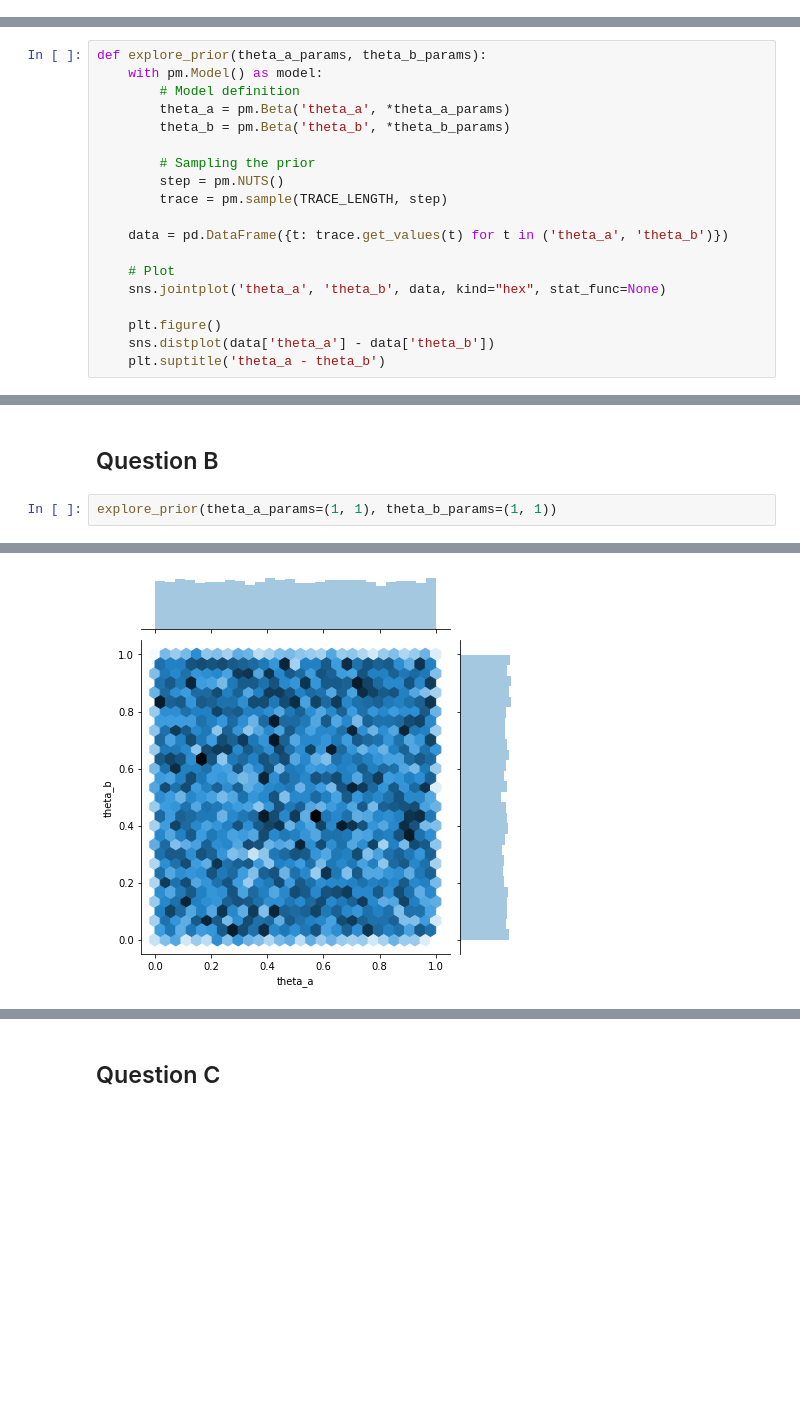
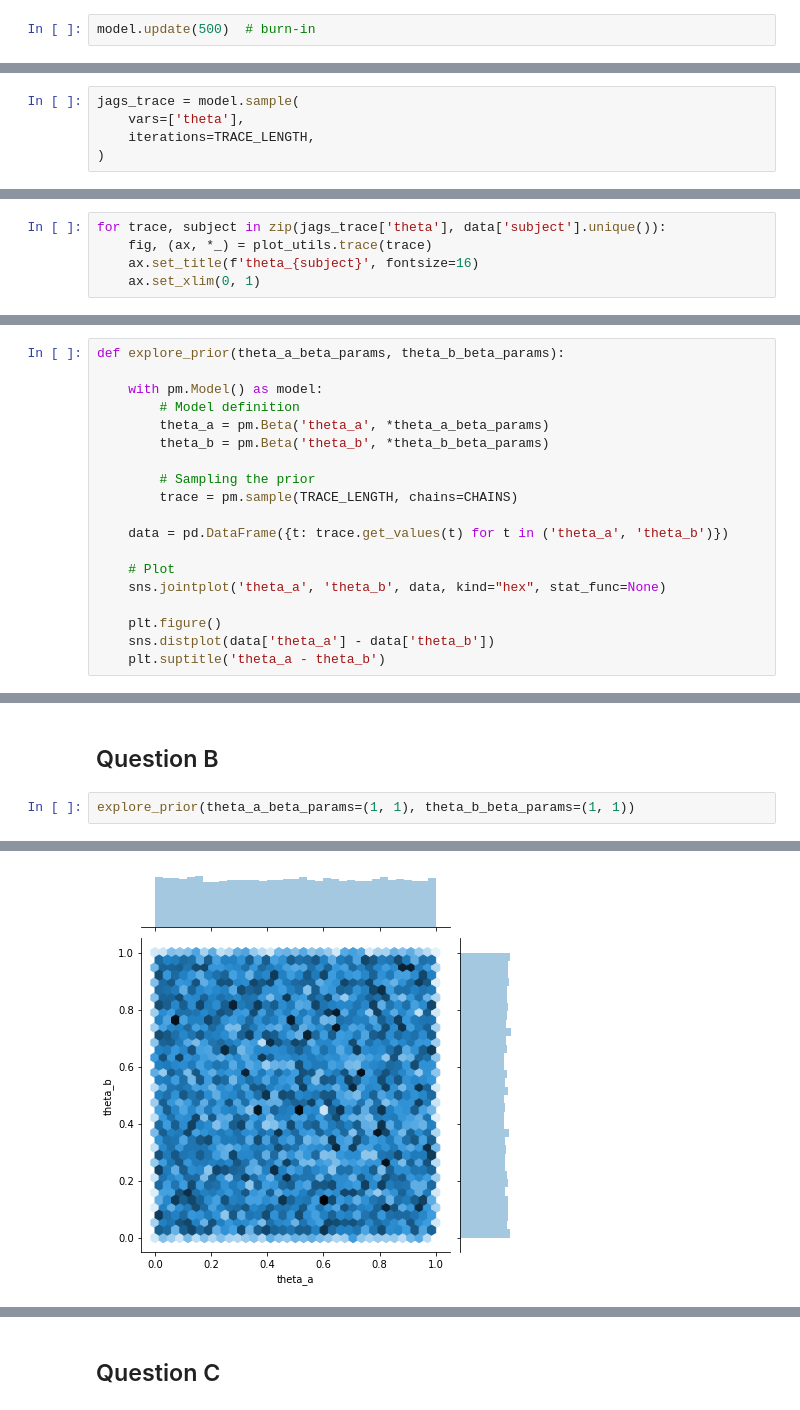
Before and after one commit to Nagasaki45/dbdapy, a Jupyter notebook: ch08.ipynb, the cells around one changed output, grey strips where cells are left out. Cells and saved outputs as stored; diff of their text form; blank space fills up the shorter version.

```diff
--- a/ch08.ipynb
+++ b/ch08.ipynb
@@ -92,0 +77,2 @@ Priors are that the paramaters are both beta distributed, but with different bet
+# %%
+model.update(500)  # burn-in
@@ -92,0 +81,5 @@ Priors are that the paramaters are both beta distributed, but with different bet
+# %%
+jags_trace = model.sample(
+    vars=['theta'],
+    iterations=TRACE_LENGTH,
+)
@@ -92,0 +88,5 @@ Priors are that the paramaters are both beta distributed, but with different bet
+# %%
+for trace, subject in zip(jags_trace['theta'], data['subject'].unique()):
+    fig, (ax, *_) = plot_utils.trace(trace)
+    ax.set_title(f'theta_{subject}', fontsize=16)
+    ax.set_xlim(0, 1)
@@ -93,13 +103,13 @@ Priors are that the paramaters are both beta distributed, but with different bet
 # %%
-def explore_prior(theta_a_params, theta_b_params):
+def explore_prior(theta_a_beta_params, theta_b_beta_params):
+
     with pm.Model() as model:
         # Model definition
-        theta_a = pm.Beta('theta_a', *theta_a_params)
-        theta_b = pm.Beta('theta_b', *theta_b_params)
+        theta_a = pm.Beta('theta_a', *theta_a_beta_params)
+        theta_b = pm.Beta('theta_b', *theta_b_beta_params)
 
         # Sampling the prior
-        step = pm.NUTS()
-        trace = pm.sample(TRACE_LENGTH, step)
+        trace = pm.sample(TRACE_LENGTH, chains=CHAINS)
 
     data = pd.DataFrame({t: trace.get_values(t) for t in ('theta_a', 'theta_b')})
 
@@ -123,5 +135,5 @@ Sampling 2 chains for 1_000 tune and 10_000 draw iterations (2_000 + 20_000 draw
 # %% [markdown]
 ## Question B
 # %%
-explore_prior(theta_a_params=(1, 1), theta_b_params=(1, 1))
+explore_prior(theta_a_beta_params=(1, 1), theta_b_beta_params=(1, 1))
 # %% [output]
@@ -132 +146 @@ Sampling 2 chains for 1_000 tune and 10_000 draw iterations (2_000 + 20_000 draw
-[figure, old version]
+[figure, new version]
```
Also changed, not shown: parts of 23 cells of this notebook, 2 other files.
